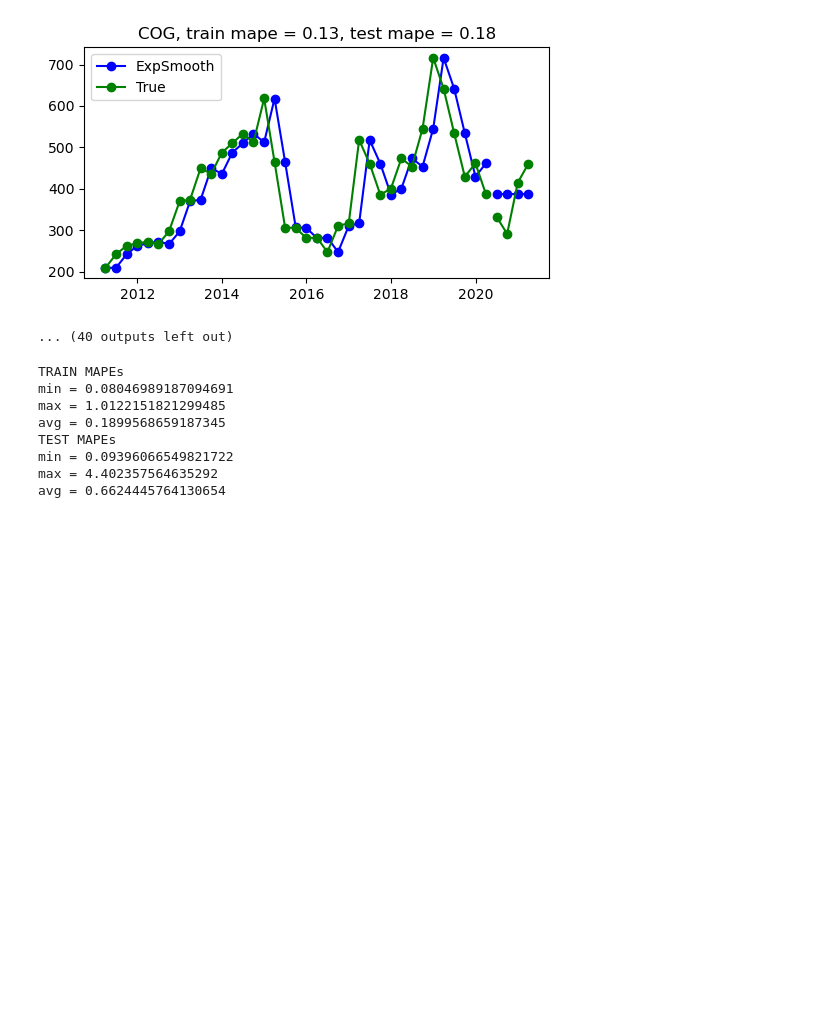
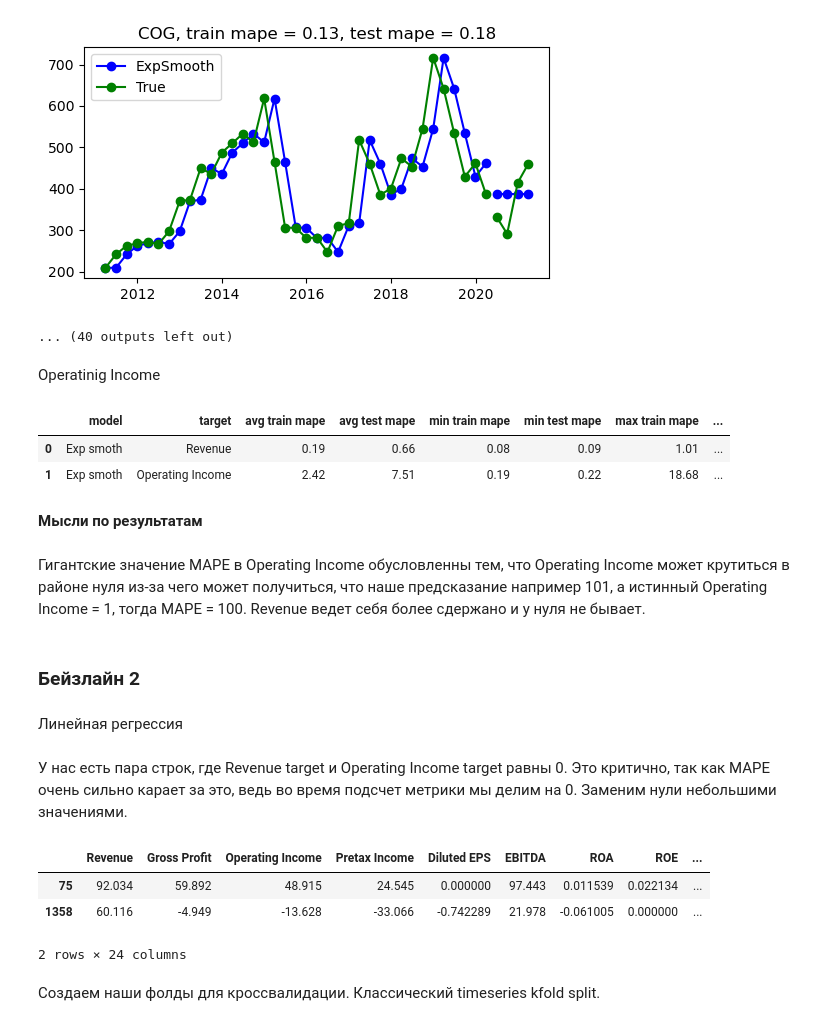
Before and after one commit to Andrezyy/CMF-reporting-forecasting, a Jupyter notebook: baseline.ipynb, the cells around one changed output. Cells and saved outputs as stored; diff of their text form; code cells hidden in the pictures; blank space fills up the shorter version.

```diff
--- a/baseline.ipynb
+++ b/baseline.ipynb
@@ -77,21 +80,5 @@ test_mapes = np.array(test_mapes)
 [figure]
 [figure]
 ... (40 outputs left out)
-# %%
-print('TRAIN MAPEs')
-print(f'min = {np.min(train_mapes)}')
-print(f'max = {np.max(train_mapes)}')
-print(f'avg = {np.mean(train_mapes)}')
-print('TEST MAPEs')
-print(f'min = {np.min(test_mapes)}')
-print(f'max = {np.max(test_mapes)}')
-print(f'avg = {np.mean(test_mapes)}')
-# %% [output]
-TRAIN MAPEs
-min = 0.08046989187094691
-max = 1.0122151821299485
-avg = 0.1899568659187345
-TEST MAPEs
-min = 0.09396066549821722
-max = 4.402357564635292
-avg = 0.6624445764130654
+# %% [markdown]
+Operatinig Income
@@ -97,0 +119,23 @@ avg = 0.6624445764130654
+# %%
+result
+# %% [output]
+|  | model | target | avg train mape | avg test mape | min train mape | min test mape | max train mape | ... |
+| 0 | Exp smoth | Revenue | 0.19 | 0.66 | 0.08 | 0.09 | 1.01 | ... |
+| 1 | Exp smoth | Operating Income | 2.42 | 7.51 | 0.19 | 0.22 | 18.68 | ... |
+# %% [markdown]
+**Мысли по результатам**
+# %% [markdown]
+Гигантские значение MAPE в Operating Income обусловленны тем, что Operating Income может крутиться в районе нуля из-за чего может получиться, что наше предсказание например 101, а истинный Operating Income = 1, тогда MAPE = 100. Revenue ведет себя более сдержано и у нуля не бывает.
+# %% [markdown]
+### **Бейзлайн 2**
+# %% [markdown]
+Линейная регрессия
+# %% [markdown]
+У нас есть пара строк, где Revenue target и Operating Income target равны 0. Это критично, так как MAPE очень сильно карает за это, ведь во время подсчет метрики мы делим на 0. Заменим нули небольшими значениями.
+# %%
+train[(train['Revenue target'] == 0) | (train['Operating Income target'] == 0)]
+# %% [output]
+|  | Revenue | Gross Profit | Operating Income | Pretax Income | Diluted EPS | EBITDA | ROA | ROE | ... |
+| 75 | 92.034 | 59.892 | 48.915 | 24.545 | 0.000000 | 97.443 | 0.011539 | 0.022134 | ... |
+| 1358 | 60.116 | -4.949 | -13.628 | -33.066 | -0.742289 | 21.978 | -0.061005 | 0.000000 | ... |
+2 rows × 24 columns
@@ -97,0 +147,2 @@ avg = 0.6624445764130654
+# %% [markdown]
+Создаем наши фолды для кроссвалидации. Классический timeseries kfold split.
```
Also changed, not shown: parts of 19 cells of this notebook.
